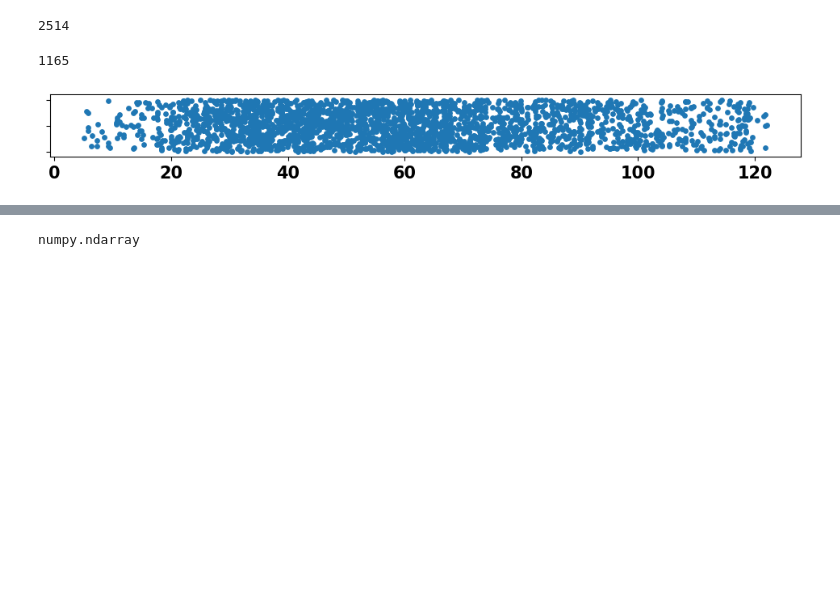
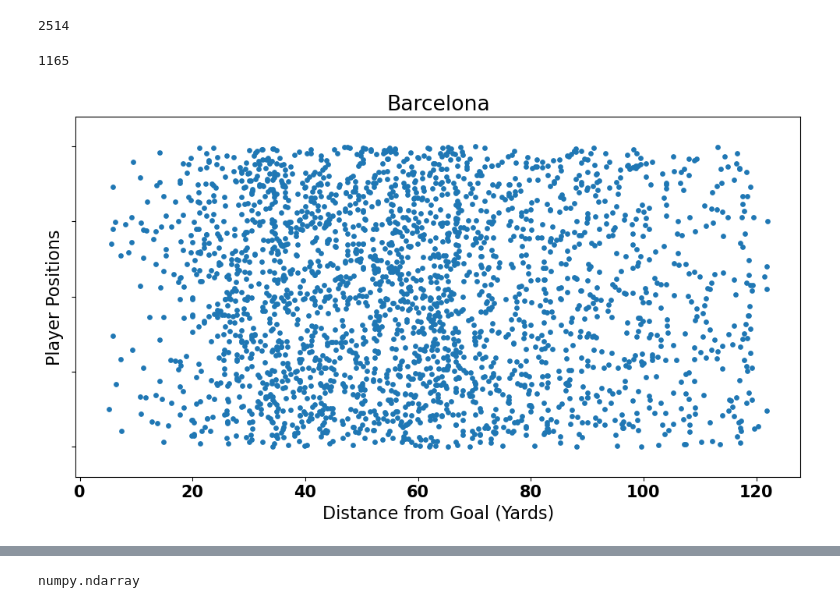
Before and after one commit to hashim-albattah/capstone1, a Jupyter notebook: src/images/soccer_data_exploration.ipynb, the cells around one changed output, grey strips where cells are left out. Cells and saved outputs as stored; diff of their text form; code cells hidden in the pictures; blank space fills up the shorter version.

Commit message:
fixed images

```diff
--- a/src/soccer_data_exploration.ipynb
+++ b/src/images/soccer_data_exploration.ipynb
@@ -539,18 +539,21 @@ len(huesca_goaldists)
 # %%
 def one_dim_scatterplot(data, ax, jitter=0.2, **options):
     ## why jitter? especially for bootstraping later
     if jitter:
         jitter = np.random.uniform(-jitter, jitter, size=data.shape)
     else:
         jitter = np.repeat(0.0, len(data))
     ax.scatter(data, jitter, **options)
     ax.yaxis.set_ticklabels([])
     ax.set_ylim([-0.24, 0.24])
     ax.tick_params(axis='both', which='major', labelsize=15)
 
-fig, ax = plt.subplots(1, figsize=(12, 1))
+fig, ax = plt.subplots(1, figsize=(12, 6))
 one_dim_scatterplot(barca_goaldists, ax, s=15)
+plt.xlabel('Distance from Goal (Yards)')
+plt.ylabel('Player Positions')
+plt.title('Barcelona')
 plt.savefig('barca_goaldist_distribution.png')
 # %% [output]
-[figure, old version]
+[figure, new version]
 # %%
```
Also changed, not shown: parts of 3 cells of this notebook, 4 other files.
